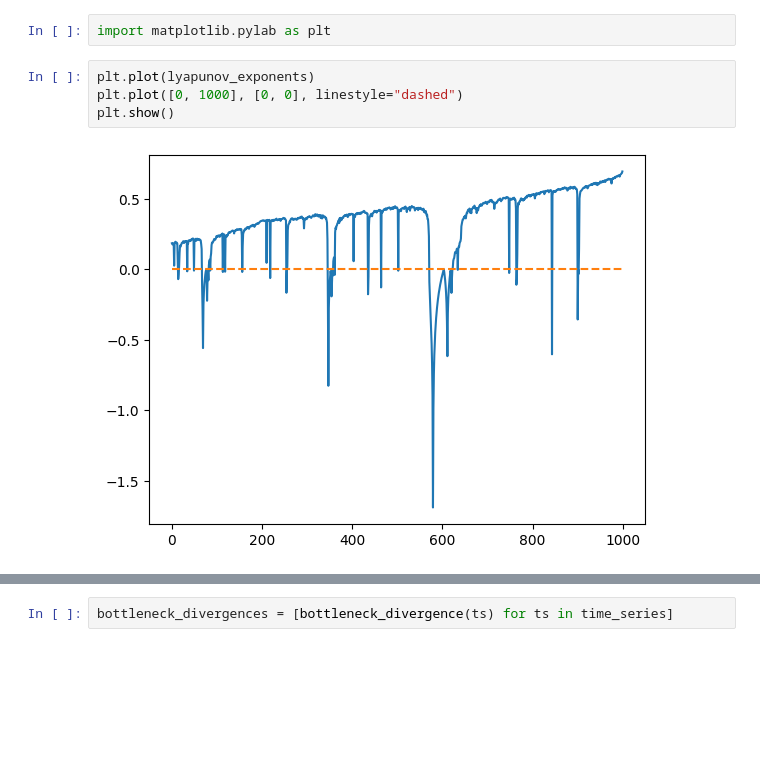
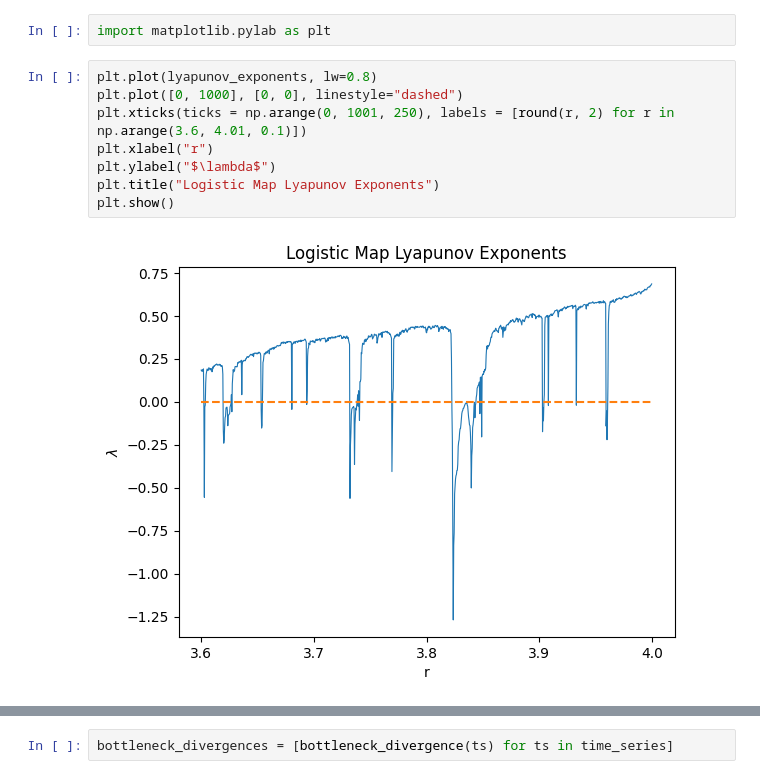
Before and after one commit to colinstephen/topological_divergences, a Jupyter notebook: laptop_testing.ipynb, the cells around one changed output, grey strips where cells are left out. Drawn from its saved outputs; the diff is of its cells as text; blank space fills up the shorter version.

```diff
--- a/laptop_testing.ipynb
+++ b/laptop_testing.ipynb
@@ -18,9 +34,13 @@ plot_time_series(time_series[-1][:200])
 lyapunov_exponents = lyapunov_approximation_for_logistic_map(r_values, x0=0.2)
 # %%
 import matplotlib.pylab as plt
-# %%
-plt.plot(lyapunov_exponents)
-plt.plot([0, 1000], [0, 0], linestyle="dashed")
-plt.show()
-# %% [output]
-[figure, removed]
+# %%
+plt.plot(lyapunov_exponents, lw=0.8)
+plt.plot([0, 1000], [0, 0], linestyle="dashed")
+plt.xticks(ticks = np.arange(0, 1001, 250), labels = [round(r, 2) for r in np.arange(3.6, 4.01, 0.1)])
+plt.xlabel("r")
+plt.ylabel("$\lambda$")
+plt.title("Logistic Map Lyapunov Exponents")
+plt.show()
+# %% [output]
+[figure, added]
```
Also changed, not shown: parts of 50 cells of this notebook, 1 other file.
